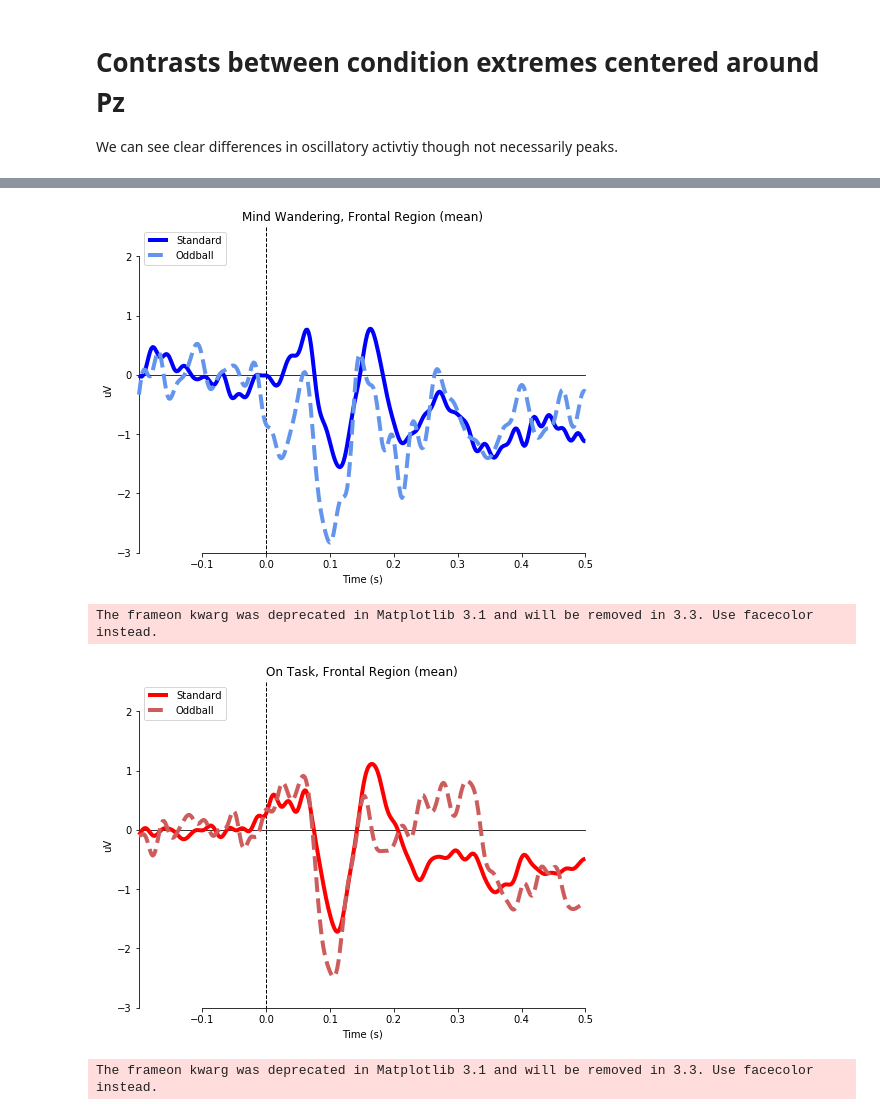
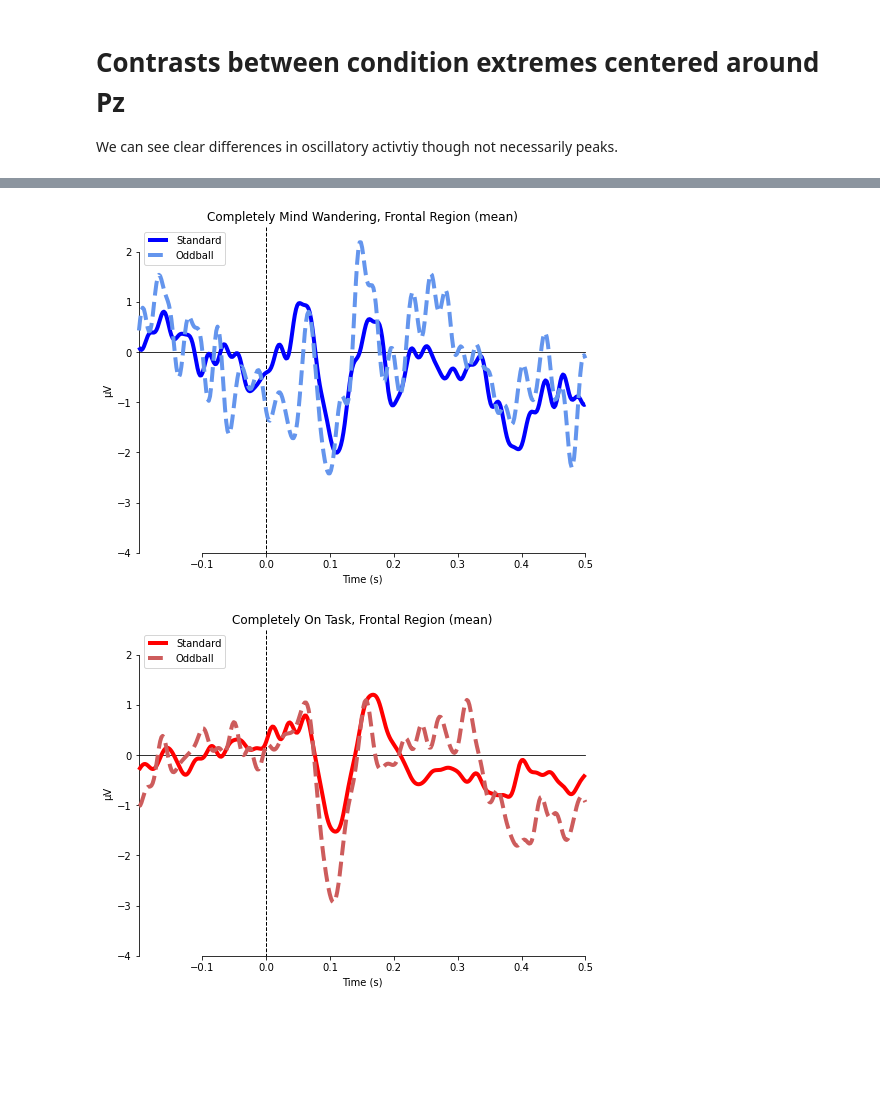
Before and after one commit to cdconrad/aalis, a Jupyter notebook: 2020-grand_average.ipynb, the cells around one changed output, grey strips where cells are left out. Drawn from its saved outputs; the diff is of its cells as text; code cells hidden in the pictures; blank space fills up the shorter version.

```diff
--- a/2020-grand_average.ipynb
+++ b/2020-grand_average.ipynb
@@ -400,60 +360,67 @@ gavg_back
 # %%
 %matplotlib inline
 
-picks = [gavg['OT/Standard'].ch_names.index('Fz'),
-         gavg['OT/Standard'].ch_names.index('F3'),
-         gavg['OT/Standard'].ch_names.index('F4'),
-         gavg['OT/Standard'].ch_names.index('FC3'),
-         gavg['OT/Standard'].ch_names.index('FC4'),
-         gavg['OT/Standard'].ch_names.index('Cz'),
-         gavg['OT/Standard'].ch_names.index('C3'),
-         gavg['OT/Standard'].ch_names.index('C4'),
+picks = [gavg['MW5/Standard'].ch_names.index('Fz'),
+         gavg['MW5/Standard'].ch_names.index('F3'),
+         gavg['MW5/Standard'].ch_names.index('F4'),
+         gavg['MW5/Standard'].ch_names.index('FC3'),
+         gavg['MW5/Standard'].ch_names.index('FC4'),
+         gavg['MW5/Standard'].ch_names.index('Cz'),
+         gavg['MW5/Standard'].ch_names.index('C3'),
+         gavg['MW5/Standard'].ch_names.index('C4'),
         ]
 
-ots = gavg['OT/Standard'].crop(-0.2,0.5)
-oto = gavg['OT/Oddball'].crop(-0.2,0.5)
+baseline = (-0.2,0)
 
-mws = gavg['MW/Standard'].crop(-0.2,0.5)
-mwo = gavg['MW/Oddball'].crop(-0.2,0.5)
+mw1s = gavg['MW1/Standard']
+mw1s.data = mne.baseline.rescale(gavg['MW1/Standard'].data, times=gavg['MW1/Standard'].times, baseline=baseline)
+mw1s = mw1s.crop(-0.2,0.5)
 
-mw = {'Standard':mws, 'Oddball':mwo}
-ot = {'Standard':ots, 'Oddball':oto}
+mw1o = gavg['MW1/Oddball']
+mw1o.data = mne.baseline.rescale(gavg['MW1/Oddball'].data, times=gavg['MW1/Oddball'].times, baseline=baseline)
+mw1o = mw1o.crop(-0.2,0.5)
+
+mw5s = gavg['MW5/Standard']
+mw5s.data = mne.baseline.rescale(gavg['MW5/Standard'].data, times=gavg['MW5/Standard'].times, baseline=baseline)
+mw5s = mw5s.crop(-0.2,0.5)
+
+mw5o = gavg['MW5/Oddball']
+mw5o.data = mne.baseline.rescale(gavg['MW5/Oddball'].data, times=gavg['MW5/Oddball'].times, baseline=baseline)
+mw5o = mw5o.crop(-0.2,0.5)
+
+
+mw = {'Standard':mw5s, 'Oddball':mw5o}
+ot = {'Standard':mw1s, 'Oddball':mw1o}
 
 styles = {'Standard':{'linewidth':4},
           'Oddball':{'linewidth':4}
          }
 
 
-mw_wave = mne.viz.plot_compare_evokeds(mw,
+mw_form = mne.viz.plot_compare_evokeds(mw,
                              picks=picks,
-                             ylim = dict(eeg=[-3, 2.5]),
+                             ylim = dict(eeg=[-4, 2.5]),
                              styles=styles,
                              colors=['blue','cornflowerblue'],
                              linestyles=['-','--'],
-                             title="Mind Wandering, Frontal Region",
+                             title="Completely Mind Wandering, Frontal Region",
                              combine='mean')
 
-mw_wave[0].savefig('wave_mw.png', dpi=300, facecolor='w', edgecolor='w',
-        orientation='portrait', papertype=None, format=None,
-        transparent=False, bbox_inches=None, pad_inches=0.1,
-        frameon=None, metadata=None)
+mw_form[0].dpi = 128
+mw_form[0].savefig('wave_mw.png')
 
-ot_wave = mne.viz.plot_compare_evokeds(ot,
+ot_form = mne.viz.plot_compare_evokeds(ot,
                              picks=picks,
-                             ylim = dict(eeg=[-3, 2.5]),
+                             ylim = dict(eeg=[-4, 2.5]),
                              styles=styles,
                              colors=['red','indianred'],
                              linestyles=['-','--'],
-                             title="On Task, Frontal Region",
+                             title="Completely On Task, Frontal Region",
                              combine='mean');
 
-ot_wave[0].savefig('wave_ot.png', dpi=300, facecolor='w', edgecolor='w',
-        orientation='portrait', papertype=None, format=None,
-        transparent=False, bbox_inches=None, pad_inches=0.1,
-        frameon=None, metadata=None)
+ot_form[0].dpi = 128
+ot_form[0].savefig('wave_ot.png')
 # %% [output]
-[figure, old version]
+[figure, new version]
-The frameon kwarg was deprecated in Matplotlib 3.1 and will be removed in 3.3. Use facecolor instead.
-[figure, old version]
+[figure, new version]
-The frameon kwarg was deprecated in Matplotlib 3.1 and will be removed in 3.3. Use facecolor instead.
 # %%
```
Also changed, not shown: parts of 28 cells of this notebook, 1 other file.
